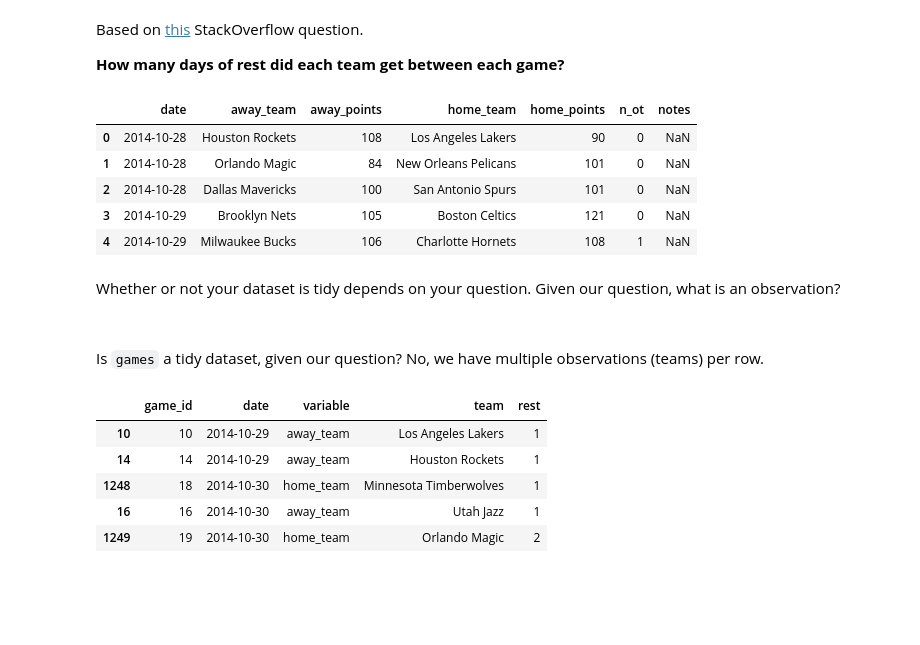
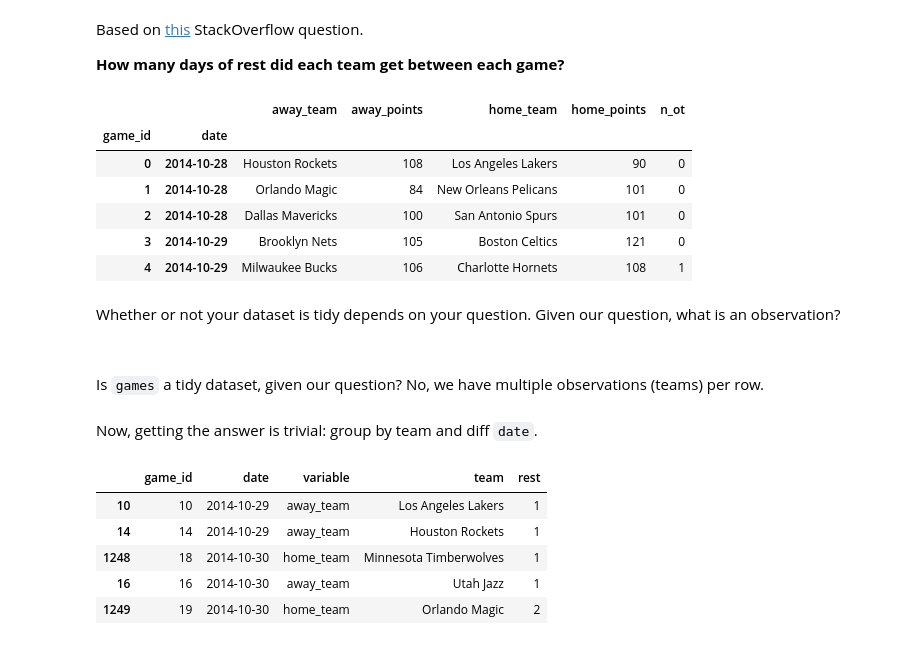
Before and after one commit to TomAugspurger/PyDataSeattle, a Jupyter notebook: notebooks/Tidy Data.ipynb, the cells around one changed output. Saved outputs shown, nothing was run; the diff lists cells and outputs as text; code cells hidden in the pictures; blank space fills up the shorter version.

```diff
--- a/notebooks/Tidy Data.ipynb
+++ b/notebooks/Tidy Data.ipynb
@@ -18,3 +18,9 @@ We'll cover a few methods that help you get there.
 Based on [this](http://stackoverflow.com/questions/22695680/python-pandas-timedelta-specific-rows) StackOverflow question.
 
 **How many days of rest did each team get between each game?**
+# %%
+import numpy as np
+import pandas as pd
+
+pd.options.display.max_rows = 10
+%matplotlib inline
@@ -21,19 +31,22 @@ Based on [this](http://stackoverflow.com/questions/22695680/python-pandas-timede
 # %%
-tables = pd.read_html("http://www.basketball-reference.com/leagues/NBA_2015_games.html")
-games = tables[0]
-games.to_csv('data/games.csv')
+games = pd.read_csv('data/games.csv')
+
 games.columns = ['date', '_', 'away_team', 'away_points', 'home_team', 'home_points', 'n_ot', 'notes']
 games = games.drop(['_', 'notes'], axis=1)
 games['date'] = pd.to_datetime(games.date)
 games['n_ot'] = (games.n_ot.replace((np.nan, 'OT'), ('0', '1'))
                       .str.extract('(\d)')
                       .astype(int))
+games.index.name = 'game_id'
+games = games.set_index('date', append=True)
+
 games.to_csv('data/tidy_date_games.csv', index=False)
 games.head()
 # %% [output]
-|  | date | away_team | away_points | home_team | home_points | n_ot | notes |
-| 0 | 2014-10-28 | Houston Rockets | 108 | Los Angeles Lakers | 90 | 0 | NaN |
-| 1 | 2014-10-28 | Orlando Magic | 84 | New Orleans Pelicans | 101 | 0 | NaN |
-| 2 | 2014-10-28 | Dallas Mavericks | 100 | San Antonio Spurs | 101 | 0 | NaN |
-| 3 | 2014-10-29 | Brooklyn Nets | 105 | Boston Celtics | 121 | 0 | NaN |
-| 4 | 2014-10-29 | Milwaukee Bucks | 106 | Charlotte Hornets | 108 | 1 | NaN |
+|  |  | away_team | away_points | home_team | home_points | n_ot |
+| game_id | date |  |  |  |  |  |
+| 0 | 2014-10-28 | Houston Rockets | 108 | Los Angeles Lakers | 90 | 0 |
+| 1 | 2014-10-28 | Orlando Magic | 84 | New Orleans Pelicans | 101 | 0 |
+| 2 | 2014-10-28 | Dallas Mavericks | 100 | San Antonio Spurs | 101 | 0 |
+| 3 | 2014-10-29 | Brooklyn Nets | 105 | Boston Celtics | 121 | 0 |
+| 4 | 2014-10-29 | Milwaukee Bucks | 106 | Charlotte Hornets | 108 | 1 |
@@ -51,6 +60,8 @@ Is `games` a tidy dataset, given our question? No, we have multiple observations
 m = pd.melt(games.reset_index().rename(columns={'index': 'game_id'}),
             id_vars=['game_id', 'date'], value_vars=['away_team', 'home_team'],
             value_name='team').sort('date')
+# %% [markdown]
+Now, getting the answer is trivial: group by team and diff `date`.
 # %%
 m['rest'] = m.groupby('team').date.diff().dt.days
 m.dropna().head()
```
Also changed, not shown: parts of 9 cells of this notebook, 16 other files.
